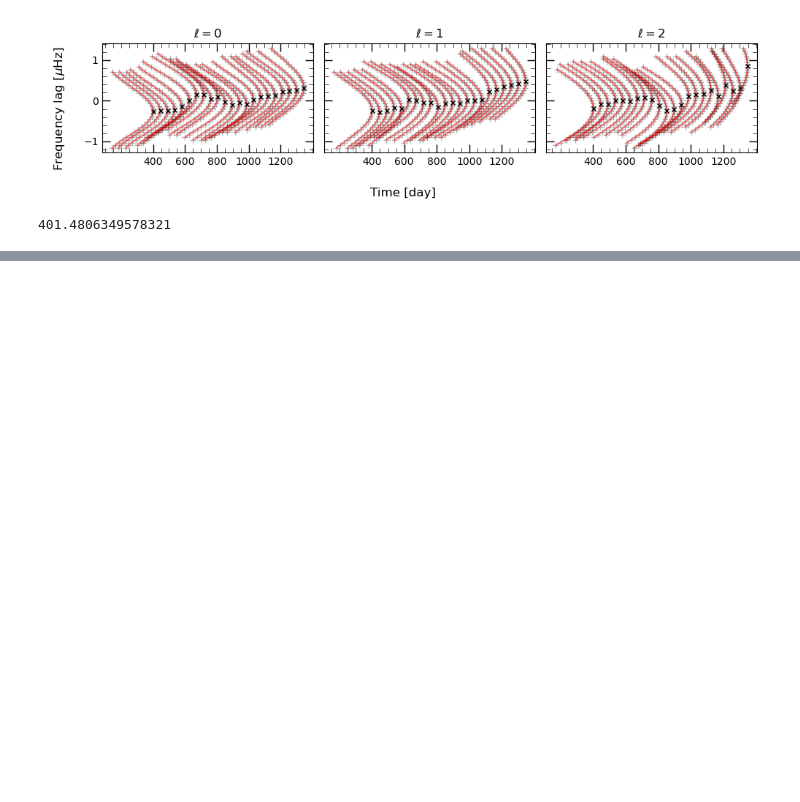
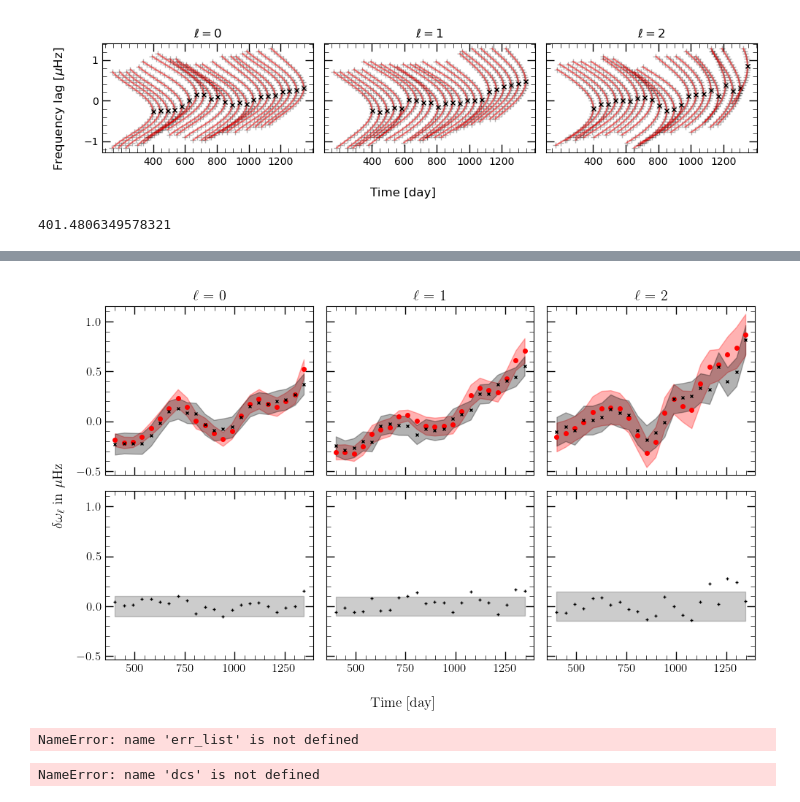
Before and after one commit to samarth-kashyap/seismo-xl, a Jupyter notebook: notebooks/delnu-kic8006161.ipynb, the cells around one changed output, grey strips where cells are left out. Drawn from its saved outputs; the diff is of its cells as text; code cells hidden in the pictures; blank space fills up the shorter version.

```diff
--- a/notebooks/delnu-kic8006161.ipynb
+++ b/notebooks/delnu-kic8006161.ipynb
@@ -74,38 +109,45 @@ for idx in range(ARGS.lmax):
     fint = interp1d(santos_data_avg['time'], santos_data_avg[f'delnu{idx}'], bounds_error=False,)
     finte = interp1d(santos_data_avg['time'], santos_data_avg[f'delnu{idx}_error'], bounds_error=False)
     pbobs = fint(time_arr)
     pbobse = finte(time_arr)
     axs[0, idx].set_title('$\\ell$ = ' + f'{idx}')
     domega_muhz_santos.append(pbobs)
     domega_err_santos.append(pbobse)
 
 # Computing dc shift for different ell
-domega_muhz = domega_muhz
+domega_muhz = domega3muhz*1.
 ddo = np.array(domega_muhz_santos) - domega_muhz
 dcs = np.sqrt(np.diag(ddo @ ddo.T)/ddo.shape[-1])
 
 err_list = []
 
 for idx in range(ARGS.lmax):
     axs[0, idx].set_title('$\\ell$ = ' + f'{idx}')
     pbobs = domega_muhz_santos[idx]
     pbobse = domega_err_santos[idx]
     #axs[idx].errorbar(time_arr, pbobs+dcs[idx], yerr=pbobse, capsize=5, color='r', marker='o', markersize=4, linestyle='')
     #axs[idx].errorbar(time_arr, domega_muhz[idx], yerr=np.ones_like(domega_muhz[idx])*domega_sig[idx], capsize=5, color='k', marker='v', markersize=4, linestyle='')
     axs[0, idx].plot(time_arr, pbobs+dcs[idx], 'or', markersize=4, label='Santos et. al. (2018)')
     axs[0, idx].plot(time_arr, domega_muhz[idx], 'xk', markersize=3, label='This work')
     axs[0, idx].fill_between(time_arr, pbobs+dcs[idx]-pbobse, y2=pbobs+dcs[idx]+pbobse, color='r', alpha=0.3)
     axs[0, idx].fill_between(time_arr, domega_muhz[idx]-domega_sig[idx], y2=domega_muhz[idx]+domega_sig[idx], color='k', alpha=0.3)
     axs[1, idx].plot(time_arr, pbobs+dcs[idx] - domega_muhz[idx], '+k', markersize=3)
     axs[1, idx].fill_between(time_arr, -np.ones_like(domega_muhz[idx])*domega_sig[idx], y2=np.ones_like(domega_muhz[idx])*domega_sig[idx], color='k', alpha=0.2)
     err_list.append(pbobs+dcs[idx] - domega_muhz[idx])
 fig.supxlabel('Time [day]', fontsize=14)
 fig.supylabel('$\\delta\\omega_\\ell$ in $\\mu$Hz', fontsize=14)
 fig.tight_layout()
+fig.show()
+# %% [output]
+[figure, added]
 # %%
 for idx in range(3):
     print(np.corrcoef(err_list[idx], domega_muhz_santos[idx])[0, 1])
+# %% [output]
+NameError: name 'err_list' is not defined
 # %%
 dcs
+# %% [output]
+NameError: name 'dcs' is not defined
 # %%
 a2g = amps*amps/fwhm
```
Also changed, not shown: parts of 10 cells of this notebook, 4 other files.
